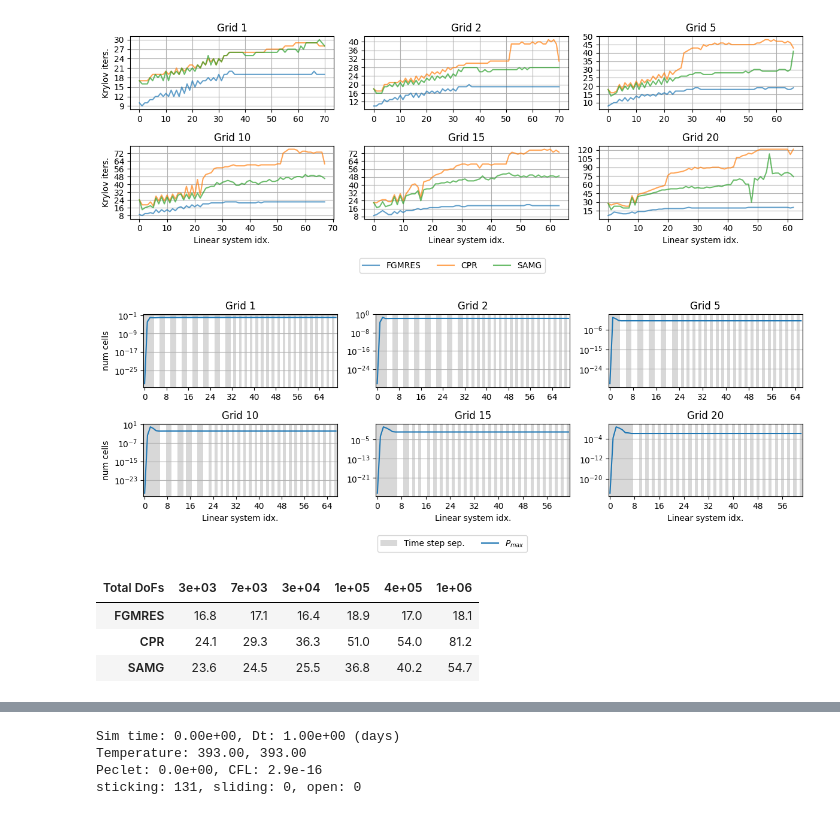
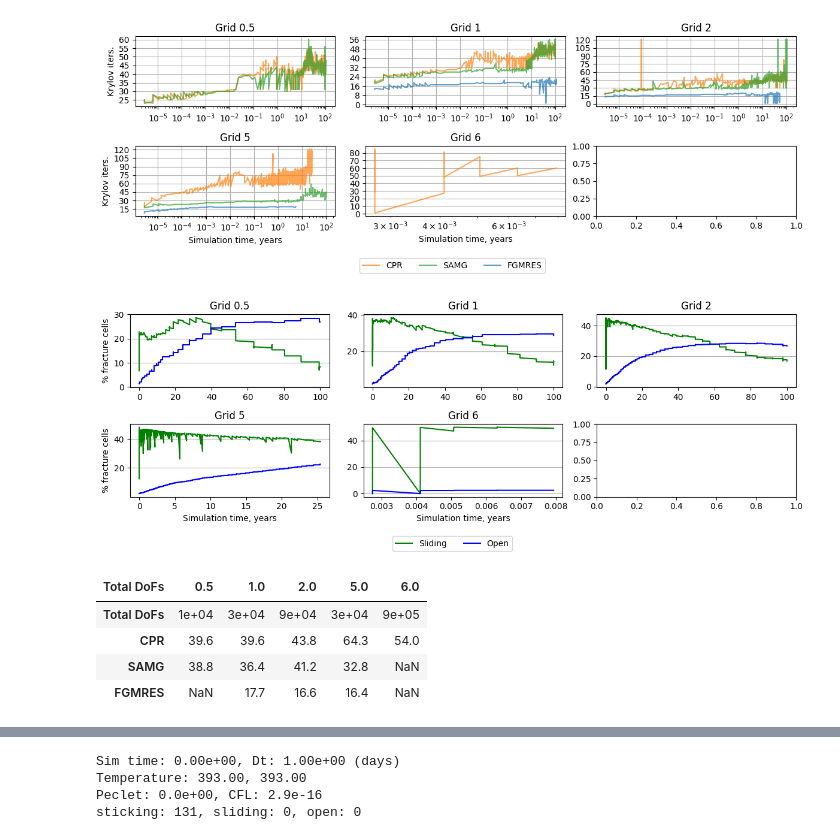
Before and after one commit to Yuriyzabegaev/FTHM-Solver, a Jupyter notebook: thermal/experiment_thermal_5_results.ipynb, the cells around one changed output, grey strips where cells are left out. Drawn from its saved outputs; the diff is of its cells as text; code cells hidden in the pictures.

```diff
--- a/thermal/experiment_thermal_5_results.ipynb
+++ b/thermal/experiment_thermal_5_results.ipynb
@@ -6,12 +6,13 @@ from plot_utils import *
 import porepy as pp
 # %%
 grids = [
-    1,
-    2,
-    5,
-    10,
-    15,
-    20,
+    # 1,
+    # 2,
+    # 5,
+    # 10,
+    # 15,
+    # 20,
+    0.5,1,2,5,6
 ]
 
 data = {}
@@ -20,6 +21,7 @@ solvers = [
     "FGMRES",
     "CPR",
     "SAMG",
+    # 'S4_diag',
 ]
 colors = {name: f"C{i}" for i, name in enumerate(solvers)}
 
@@ -39,66 +41,74 @@ for i, g in enumerate(grids):
 shape = [2, 3]
 figsize = (12, 4)
 
+DAY = 3600 * 24
+YEAR = 365 * DAY
 
 def render_element(i, data):
     if len(data) == 0:
         return
     for solver_name, d in data.items():
+        ts = np.cumsum(get_time_steps(d))
+        ls = get_ls_indices(d)
         # color_converged_reason(d, legend=True)
-        plt.plot(get_gmres_iterations(d), label=solver_name, alpha=0.7, c=colors[solver_name])
+        # plt.plot(get_gmres_iterations(d), label=solver_name, alpha=0.7, c=colors[solver_name])
+        plt.plot(ts[ls] / YEAR, get_gmres_iterations(d), label=solver_name, alpha=0.7, c=colors[solver_name])
         # plt.twinx()
         # plt.yscale('log')
-        # DAY = 3600 * 24
         # ls = get_ls_indices(d)
         # plt.plot(np.array(get_time_steps(d))[ls] / DAY , color='black', alpha=0.5, label='Time')
     plt.gca().grid(True)
     set_integer_ticks("vertical")
     # color_time_steps(data['CPR'], fill=True, legend=True)
     # plt.yscale('log')
+    plt.xscale('log')
 
 
 plot_grid(
-    data, render_element, shape=shape, figsize=figsize, legend=True, ax_titles=names
+    data, render_element, shape=shape, figsize=figsize, legend=True, ax_titles=names, xlabel='Simulation time, years'
 )
 # %% [output]
-[figure, old version]
+[figure, new version]
 # %%
 def render_element(i: int, entry: Sequence[TimeStepStats]):
     entry = entry.get('CPR')
     if entry is None:
         return
+    ts = np.cumsum(get_time_steps(entry))
+    ls = get_ls_indices(entry)
+
     st, sl, op = get_num_sticking_sliding_open(entry)
-    color_time_steps(entry, fill=True, grid=False, legend=True)
+    total = st + sl + op
+    # color_time_steps(entry, fill=True, grid=False, legend=True)
     plt.gca().grid(False)
     plt.gca().grid(True, which="major", axis="y")
     marker = None
-    # plt.plot(st, label="Sticking", marker=marker, color=COLOR_STICKING)
-    # plt.plot(sl, label="Sliding", marker=marker, color=COLOR_SLIDING)
-    # plt.plot(op, label="Open", marker=marker, color=COLOR_OPEN)
-    # plt.plot(tr, label="Transition", marker=".", color=COLOR_TRANSITION)
+    plt.plot(ts[ls] / YEAR, sl / total * 100, label="Sliding", marker=marker, color=COLOR_SLIDING)
+    plt.plot(ts[ls]/ YEAR, op / total * 100, label="Open", marker=marker, color=COLOR_OPEN)
 
     cfl = get_cfl(entry)
-    # peclet_max = get_peclet_max(entry)
+    peclet_max = get_peclet_max(entry)
     peclet_mean = get_peclet_mean(entry)
     diffusion = get_fourier_max(entry)
     convection = get_enthalpy_max(entry)
     # plt.twinx()
     # plt.plot(cfl, label='CFL')
-    plt.plot(convection, label=r'$P_{max}$')
-    plt.yscale('log')
+    # plt.plot(diffusion, label=r'$P_{max}$')
+    # plt.yscale('log')
 
 plot_grid(
     data,
     render_element,
     shape=shape,
     figsize=figsize,
-    ylabel="num cells",
+    ylabel="% fracture cells",
+    xlabel='Simulation time, years',
     ax_titles=names,
     #   ylabel="Fract. len., m"
 )
 # plt.savefig(save_path + 'fracture_length.pdf', bbox_inches='tight')
 # %% [output]
-[figure, old version]
+[figure, new version]
 # %%
 from collections import defaultdict
 import pandas as pd
@@ -106,6 +116,8 @@ import pandas as pd
 table = dict()
 
 NDIGITS = 1
+
+# solvers = ["CPR"]
 
 for g in grids:
     table[g] = {}
@@ -131,15 +143,16 @@ for g in grids:
         # table['\# lim iters.'].append(sum(np.array(get_petsc_converged_reason(entry)) < 0))
 
 table = pd.DataFrame(table)
-table.rename(columns=table.iloc[0], inplace=True)
-table = table[1:]
+# table.rename(columns=table.iloc[0], inplace=True)
+# table = table[1:]
 table.columns.name = 'Total DoFs'
 table
 # %% [output]
-| Total DoFs | 3e+03 | 7e+03 | 3e+04 | 1e+05 | 4e+05 | 1e+06 |
-| FGMRES | 16.8 | 17.1 | 16.4 | 18.9 | 17.0 | 18.1 |
-| CPR | 24.1 | 29.3 | 36.3 | 51.0 | 54.0 | 81.2 |
-| SAMG | 23.6 | 24.5 | 25.5 | 36.8 | 40.2 | 54.7 |
+| Total DoFs | 0.5 | 1.0 | 2.0 | 5.0 | 6.0 |
+| Total DoFs | 1e+04 | 3e+04 | 9e+04 | 3e+04 | 9e+05 |
+| CPR | 39.6 | 39.6 | 43.8 | 64.3 | 54.0 |
+| SAMG | 38.8 | 36.4 | 41.2 | 32.8 | NaN |
+| FGMRES | NaN | 17.7 | 16.6 | 16.4 | NaN |
 # %%
 print(table.to_latex(float_format=f'%.{NDIGITS}f'))
 # %% [output]
```
Also changed, not shown: parts of 1 cell of this notebook, 6 other files.
